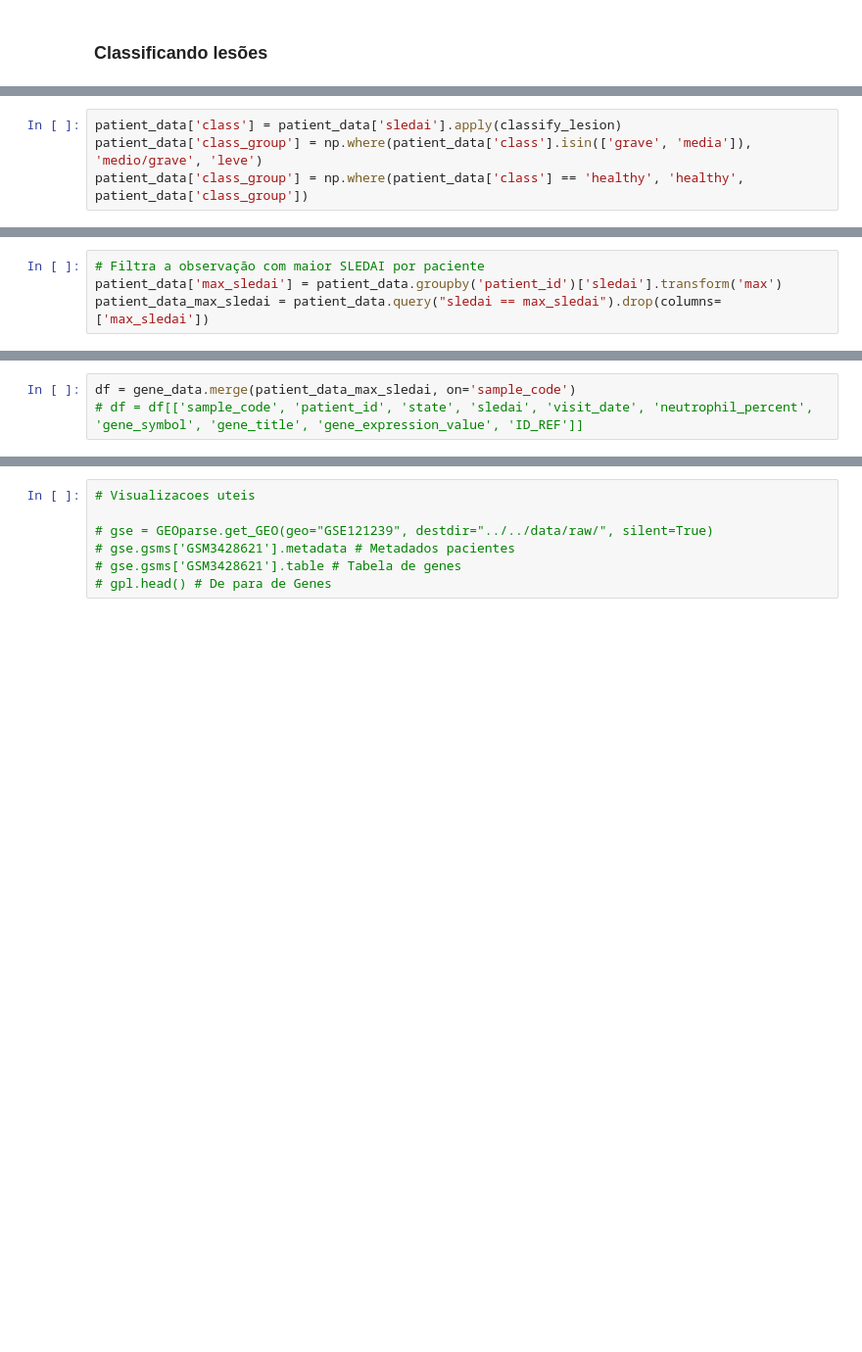
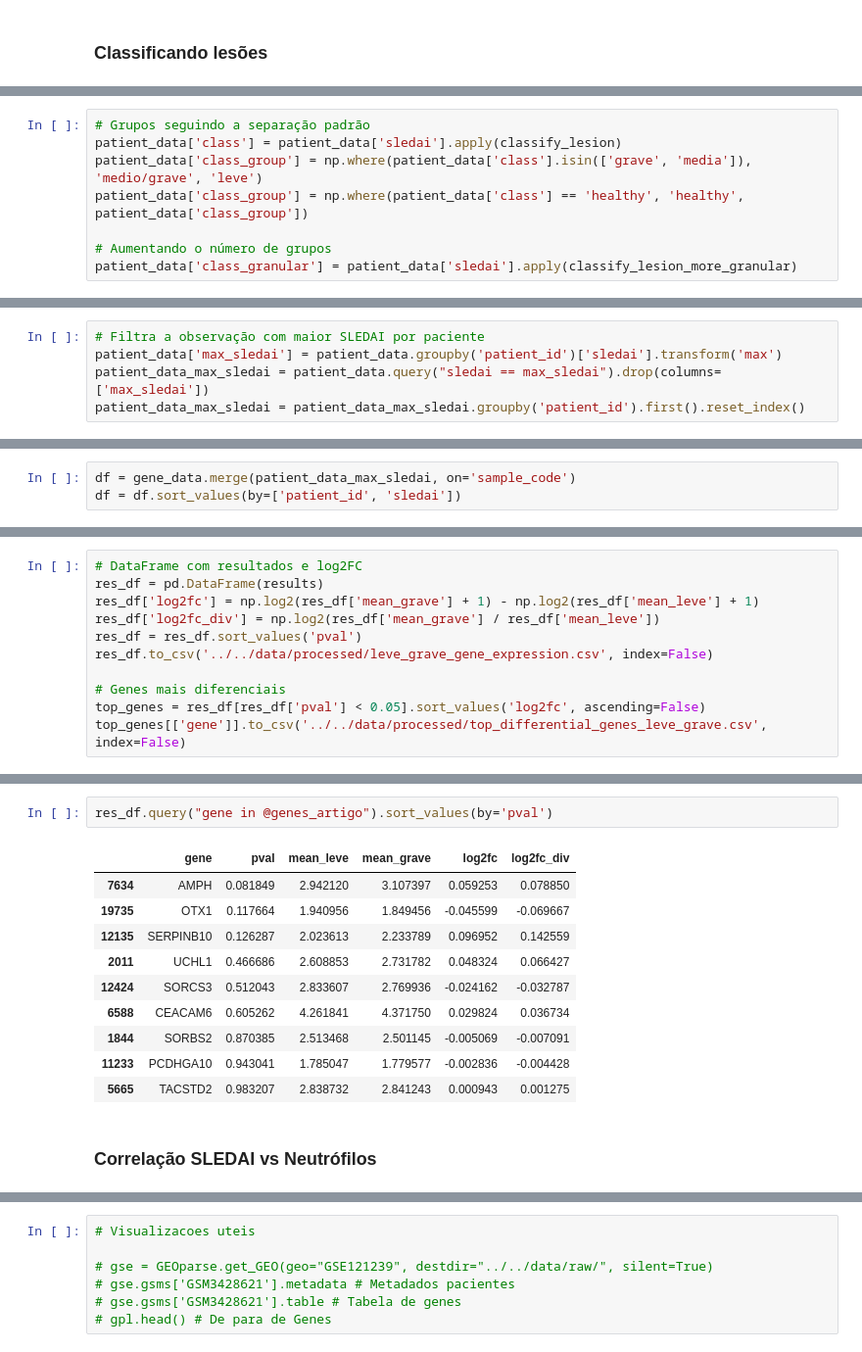
Before and after one commit to datascience4health2025/project, a Jupyter notebook: project3-final/pipelines/notebooks/geo_parse_analysis.ipynb, the cells around one changed output, grey strips where cells are left out. Shown at 98% size. Saved outputs shown, nothing was run; the diff lists cells and outputs as text; blank space fills up the shorter version.

Commit message:
add analise leve vs grave e levissimo vs gravissimo

```diff
--- a/project3-final/pipelines/notebooks/geo_parse_analysis.ipynb
+++ b/project3-final/pipelines/notebooks/geo_parse_analysis.ipynb
@@ -214,4 +246,8 @@ def classify_lesion(sledai_score):
 # %%
+# Grupos seguindo a separação padrão
 patient_data['class'] = patient_data['sledai'].apply(classify_lesion)
 patient_data['class_group'] = np.where(patient_data['class'].isin(['grave', 'media']), 'medio/grave', 'leve')
 patient_data['class_group'] = np.where(patient_data['class'] == 'healthy', 'healthy', patient_data['class_group'])
+
+# Aumentando o número de grupos
+patient_data['class_granular'] = patient_data['sledai'].apply(classify_lesion_more_granular)
@@ -275,3 +288,4 @@ fig = plot_pie_distribution(patient_data.query("class_group != 'healthy'"), col=
 # Filtra a observação com maior SLEDAI por paciente
 patient_data['max_sledai'] = patient_data.groupby('patient_id')['sledai'].transform('max')
 patient_data_max_sledai = patient_data.query("sledai == max_sledai").drop(columns=['max_sledai'])
+patient_data_max_sledai = patient_data_max_sledai.groupby('patient_id').first().reset_index()
@@ -278,5 +301,5 @@ patient_data_max_sledai = patient_data.query("sledai == max_sledai").drop(column
 # %%
 df = gene_data.merge(patient_data_max_sledai, on='sample_code')
-# df = df[['sample_code', 'patient_id', 'state', 'sledai', 'visit_date', 'neutrophil_percent', 'gene_symbol', 'gene_title', 'gene_expression_value', 'ID_REF']]
+df = df.sort_values(by=['patient_id', 'sledai'])
 # %%
 import scipy.stats as stats
@@ -358,0 +341,11 @@ fig.show()
+# %%
+# DataFrame com resultados e log2FC
+res_df = pd.DataFrame(results)
+res_df['log2fc'] = np.log2(res_df['mean_grave'] + 1) - np.log2(res_df['mean_leve'] + 1)
+res_df['log2fc_div'] = np.log2(res_df['mean_grave'] / res_df['mean_leve'])
+res_df = res_df.sort_values('pval')
+res_df.to_csv('../../data/processed/leve_grave_gene_expression.csv', index=False)
+
+# Genes mais diferenciais
+top_genes = res_df[res_df['pval'] < 0.05].sort_values('log2fc', ascending=False)
+top_genes[['gene']].to_csv('../../data/processed/top_differential_genes_leve_grave.csv', index=False)
@@ -358,0 +473,15 @@ fig.show()
+# %%
+res_df.query("gene in @genes_artigo").sort_values(by='pval')
+# %% [output]
+|  | gene | pval | mean_leve | mean_grave | log2fc | log2fc_div |
+| 7634 | AMPH | 0.081849 | 2.942120 | 3.107397 | 0.059253 | 0.078850 |
+| 19735 | OTX1 | 0.117664 | 1.940956 | 1.849456 | -0.045599 | -0.069667 |
+| 12135 | SERPINB10 | 0.126287 | 2.023613 | 2.233789 | 0.096952 | 0.142559 |
+| 2011 | UCHL1 | 0.466686 | 2.608853 | 2.731782 | 0.048324 | 0.066427 |
+| 12424 | SORCS3 | 0.512043 | 2.833607 | 2.769936 | -0.024162 | -0.032787 |
+| 6588 | CEACAM6 | 0.605262 | 4.261841 | 4.371750 | 0.029824 | 0.036734 |
+| 1844 | SORBS2 | 0.870385 | 2.513468 | 2.501145 | -0.005069 | -0.007091 |
+| 11233 | PCDHGA10 | 0.943041 | 1.785047 | 1.779577 | -0.002836 | -0.004428 |
+| 5665 | TACSTD2 | 0.983207 | 2.838732 | 2.841243 | 0.000943 | 0.001275 |
+# %% [markdown]
+### Correlação SLEDAI vs Neutrófilos
```
Also changed, not shown: parts of 33 cells of this notebook, 6 other files.
